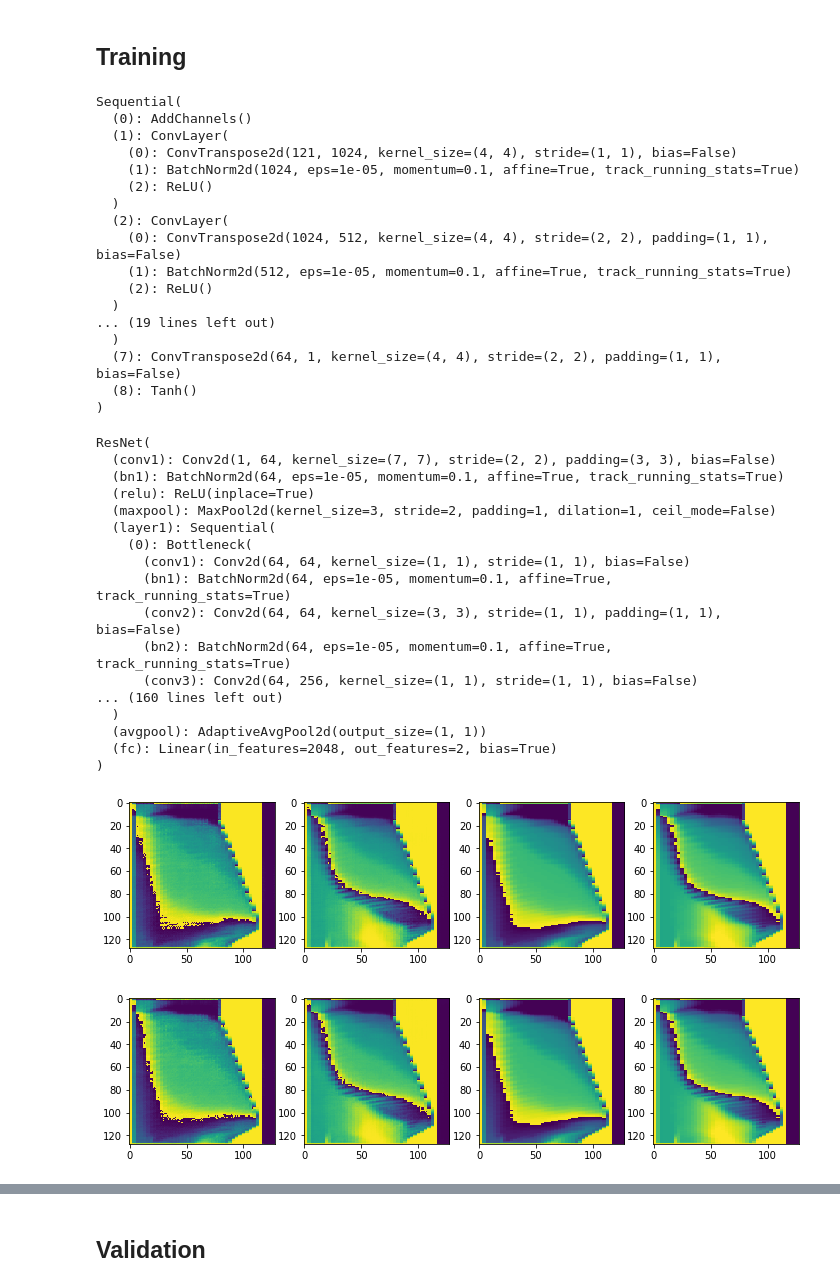
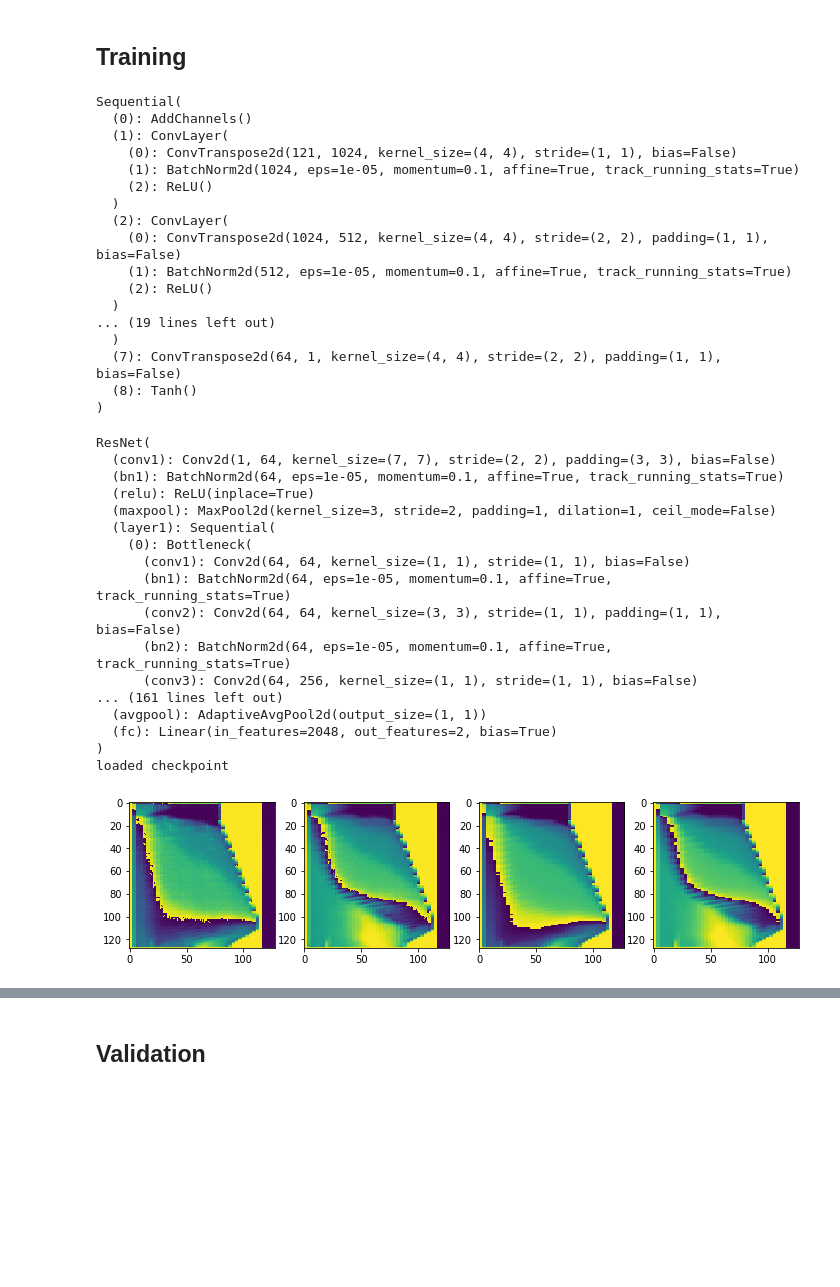
Before and after one commit to JoeyShapiro/blast-furnace-cgan, a Jupyter notebook: cgan.ipynb, the cells around one changed output, grey strips where cells are left out. Drawn from its saved outputs; the diff is of its cells as text; code cells hidden in the pictures; blank space fills up the shorter version.

```diff
--- a/cgan.ipynb
+++ b/cgan.ipynb
@@ -504,10 +504,12 @@ def plot_metric_per_epoch(the_scores_list):
         plt.show()
 # %%
 def get_metrics(epoch):
-    real = torch.cat([x[0] for x in dl_test], dim=0).to(device)
+    test = [ x for x in dl_test ]
+
+    real = torch.cat([x[0] for x in test], dim=0).to(device)
     real = real.reshape(len(real), -1, pixels, pixels)
 
-    labels = torch.cat([x[1] for x in dl_test], dim=0).to(device)
+    labels = torch.cat([x[1] for x in test], dim=0).to(device)
     labels = labels.repeat(1, 3).to(device)
 
     rand = noise_batch(len(real)).to(device)
@@ -517,10 +519,12 @@ def get_metrics(epoch):
     psnr = PeakSignalNoiseRatio(device=device)
     psnr.update(fake, real)
 
-    real=real.detach().cpu()
-    fake=fake.detach().cpu()
+    real = real.detach().cpu()
+    fake = fake.detach().cpu()
+    labels = labels.detach().cpu()
 
     metric = {
+        'labels': labels,
         'epoch': epoch,
     }
 
@@ -813,41 +819,40 @@ D_model.to(device)
 # D_loss_fn.to(device)
 
 training_loop(  N_Epochs, G_model, D_model, D_loss_fn, G_opt, D_opt,
-    checkpoint='checkpoint', save_interval=100, stop_after=datetime.timedelta(hours=3, minutes=30), start_epoch=457   )
+    checkpoint='checkpoint', save_interval=100, stop_after=datetime.timedelta(hours=3, minutes=30), start_epoch=449   )
 # %% [output]
 Sequential(
   (0): AddChannels()
   (1): ConvLayer(
     (0): ConvTranspose2d(121, 1024, kernel_size=(4, 4), stride=(1, 1), bias=False)
     (1): BatchNorm2d(1024, eps=1e-05, momentum=0.1, affine=True, track_running_stats=True)
     (2): ReLU()
   )
   (2): ConvLayer(
     (0): ConvTranspose2d(1024, 512, kernel_size=(4, 4), stride=(2, 2), padding=(1, 1), bias=False)
     (1): BatchNorm2d(512, eps=1e-05, momentum=0.1, affine=True, track_running_stats=True)
     (2): ReLU()
   )
 ... (19 lines left out)
   )
   (7): ConvTranspose2d(64, 1, kernel_size=(4, 4), stride=(2, 2), padding=(1, 1), bias=False)
   (8): Tanh()
 )
 ResNet(
   (conv1): Conv2d(1, 64, kernel_size=(7, 7), stride=(2, 2), padding=(3, 3), bias=False)
   (bn1): BatchNorm2d(64, eps=1e-05, momentum=0.1, affine=True, track_running_stats=True)
   (relu): ReLU(inplace=True)
   (maxpool): MaxPool2d(kernel_size=3, stride=2, padding=1, dilation=1, ceil_mode=False)
   (layer1): Sequential(
     (0): Bottleneck(
       (conv1): Conv2d(64, 64, kernel_size=(1, 1), stride=(1, 1), bias=False)
       (bn1): BatchNorm2d(64, eps=1e-05, momentum=0.1, affine=True, track_running_stats=True)
       (conv2): Conv2d(64, 64, kernel_size=(3, 3), stride=(1, 1), padding=(1, 1), bias=False)
       (bn2): BatchNorm2d(64, eps=1e-05, momentum=0.1, affine=True, track_running_stats=True)
       (conv3): Conv2d(64, 256, kernel_size=(1, 1), stride=(1, 1), bias=False)
-... (160 lines left out)
-  )
+... (161 lines left out)
   (avgpool): AdaptiveAvgPool2d(output_size=(1, 1))
   (fc): Linear(in_features=2048, out_features=2, bias=True)
 )
+loaded checkpoint
-[figure, old version]
+[figure, new version]
-[figure, removed]
```
Also changed, not shown: parts of 5 cells of this notebook.
